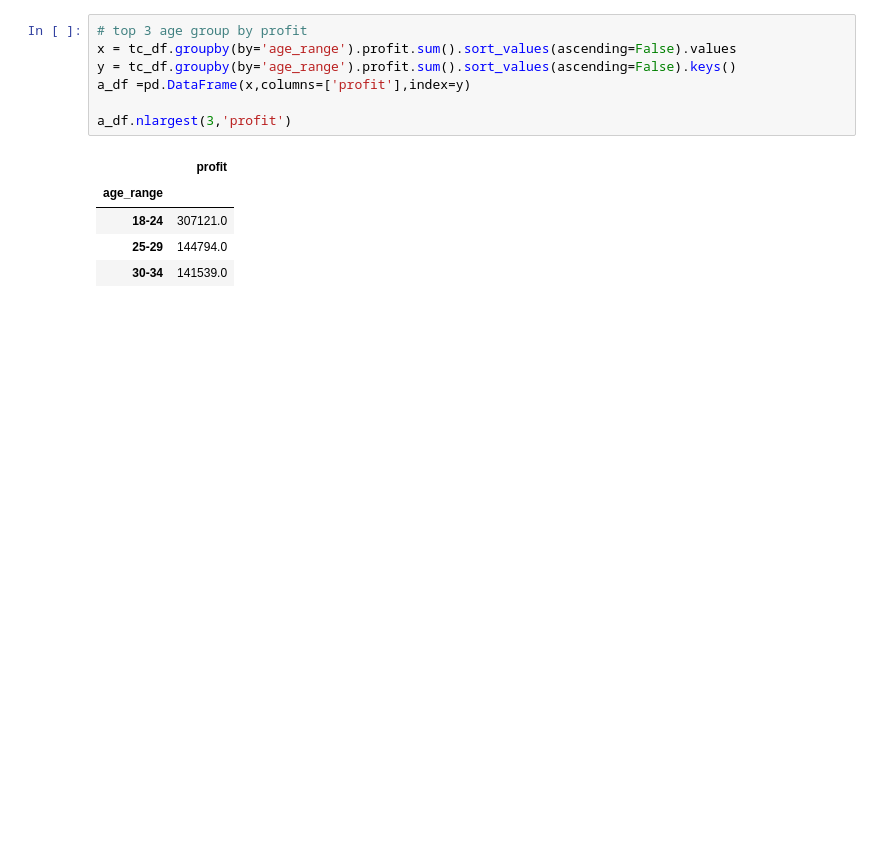
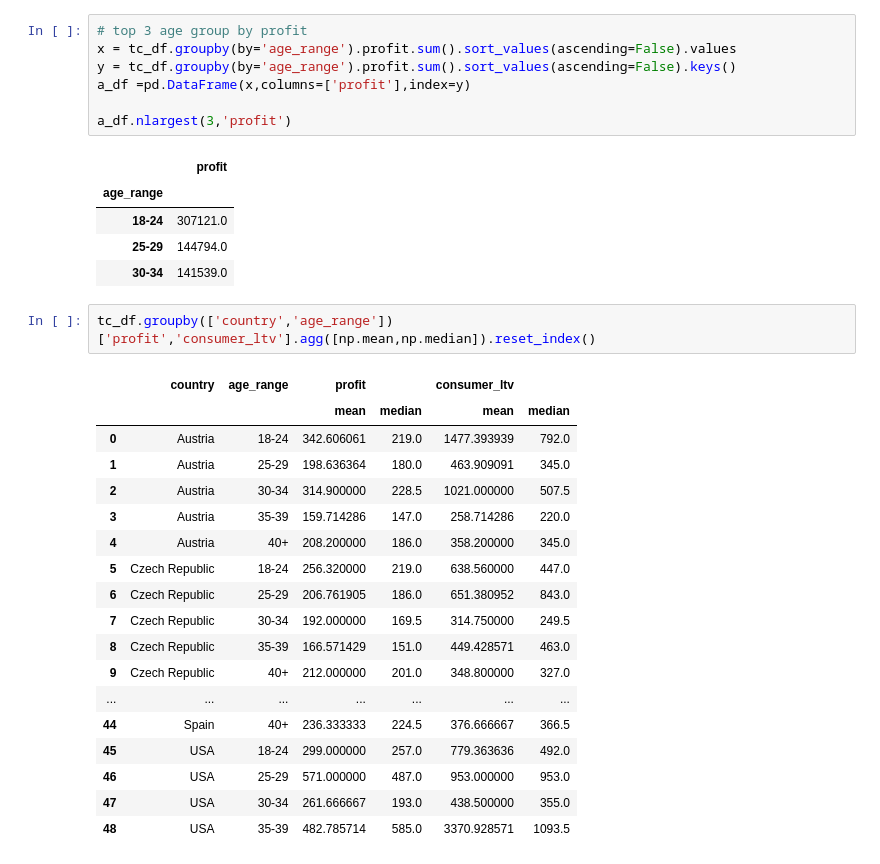
Before and after one commit to jacyee/Covid-Data-Analytics, a Jupyter notebook: sales_insight.ipynb, the cells around one changed output. Saved outputs shown, nothing was run; the diff lists cells and outputs as text; blank space fills up the shorter version.

```diff
--- a/sales_insight.ipynb
+++ b/sales_insight.ipynb
@@ -673,3 +674,24 @@ a_df.nlargest(3,'profit')
 | 18-24 | 307121.0 |
 | 25-29 | 144794.0 |
 | 30-34 | 141539.0 |
+# %%
+tc_df.groupby(['country','age_range'])['profit','consumer_ltv'].agg([np.mean,np.median]).reset_index()
+# %% [output]
+|  | country | age_range | profit |  | consumer_ltv |  |
+|  |  |  | mean | median | mean | median |
+| 0 | Austria | 18-24 | 342.606061 | 219.0 | 1477.393939 | 792.0 |
+| 1 | Austria | 25-29 | 198.636364 | 180.0 | 463.909091 | 345.0 |
+| 2 | Austria | 30-34 | 314.900000 | 228.5 | 1021.000000 | 507.5 |
+| 3 | Austria | 35-39 | 159.714286 | 147.0 | 258.714286 | 220.0 |
+| 4 | Austria | 40+ | 208.200000 | 186.0 | 358.200000 | 345.0 |
+| 5 | Czech Republic | 18-24 | 256.320000 | 219.0 | 638.560000 | 447.0 |
+| 6 | Czech Republic | 25-29 | 206.761905 | 186.0 | 651.380952 | 843.0 |
+| 7 | Czech Republic | 30-34 | 192.000000 | 169.5 | 314.750000 | 249.5 |
+| 8 | Czech Republic | 35-39 | 166.571429 | 151.0 | 449.428571 | 463.0 |
+| 9 | Czech Republic | 40+ | 212.000000 | 201.0 | 348.800000 | 327.0 |
+| ... | ... | ... | ... | ... | ... | ... |
+| 44 | Spain | 40+ | 236.333333 | 224.5 | 376.666667 | 366.5 |
+| 45 | USA | 18-24 | 299.000000 | 257.0 | 779.363636 | 492.0 |
+| 46 | USA | 25-29 | 571.000000 | 487.0 | 953.000000 | 953.0 |
+| 47 | USA | 30-34 | 261.666667 | 193.0 | 438.500000 | 355.0 |
+| 48 | USA | 35-39 | 482.785714 | 585.0 | 3370.928571 | 1093.5 |
```
Also changed, not shown: parts of 14 cells of this notebook.
